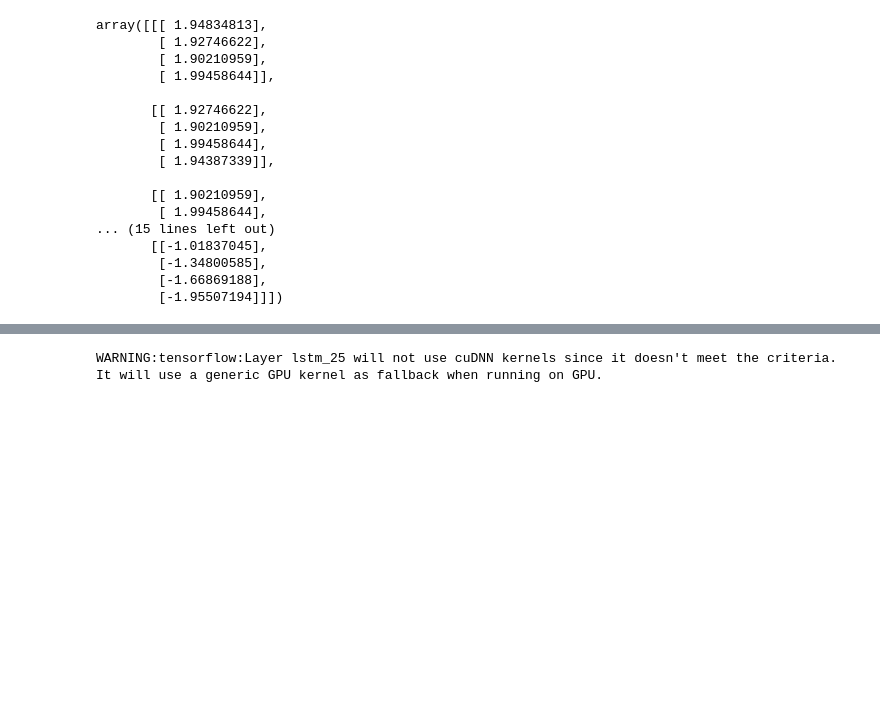
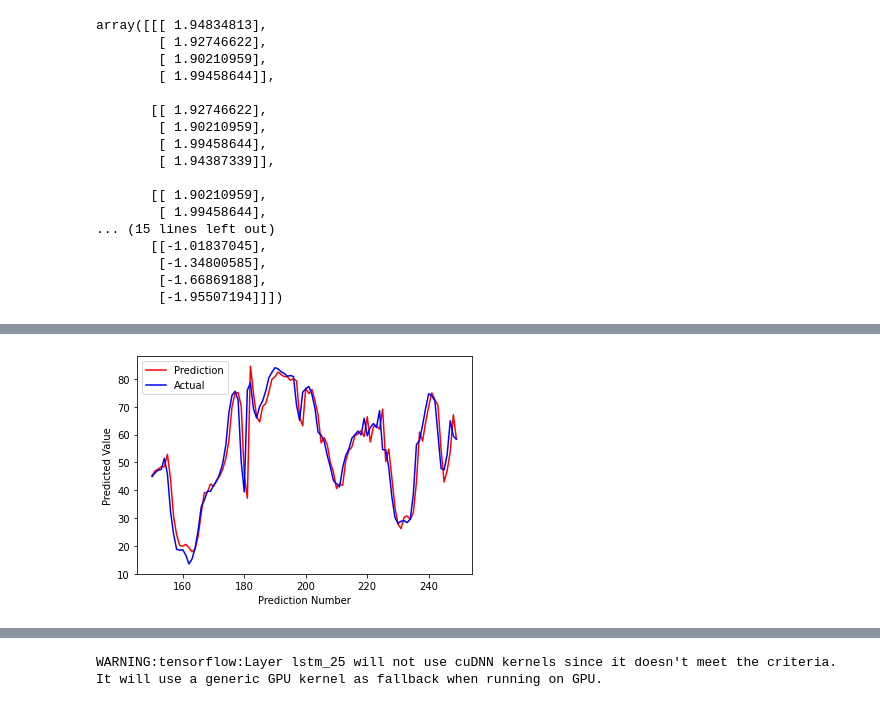
Before and after one commit to bsb4018/AQForecast-TimeSeries, a Jupyter notebook: MairQuality_pred.ipynb, the cells around one changed output, grey strips where cells are left out. Drawn from its saved outputs; the diff is of its cells as text; code cells hidden in the pictures; blank space fills up the shorter version.

```diff
--- a/MairQuality_pred.ipynb
+++ b/MairQuality_pred.ipynb
@@ -435,3 +436,8 @@ plt.plot(test_results['Actuals'][:100])
+# %%
+#Test Results
+plot_results(X_test,y_test,model1,150,250)
+# %% [output]
+[figure, added]
 # %%
 model2 = Sequential()
 model2.add(InputLayer((4, 1)))
```
Also changed, not shown: parts of 19 cells of this notebook.
